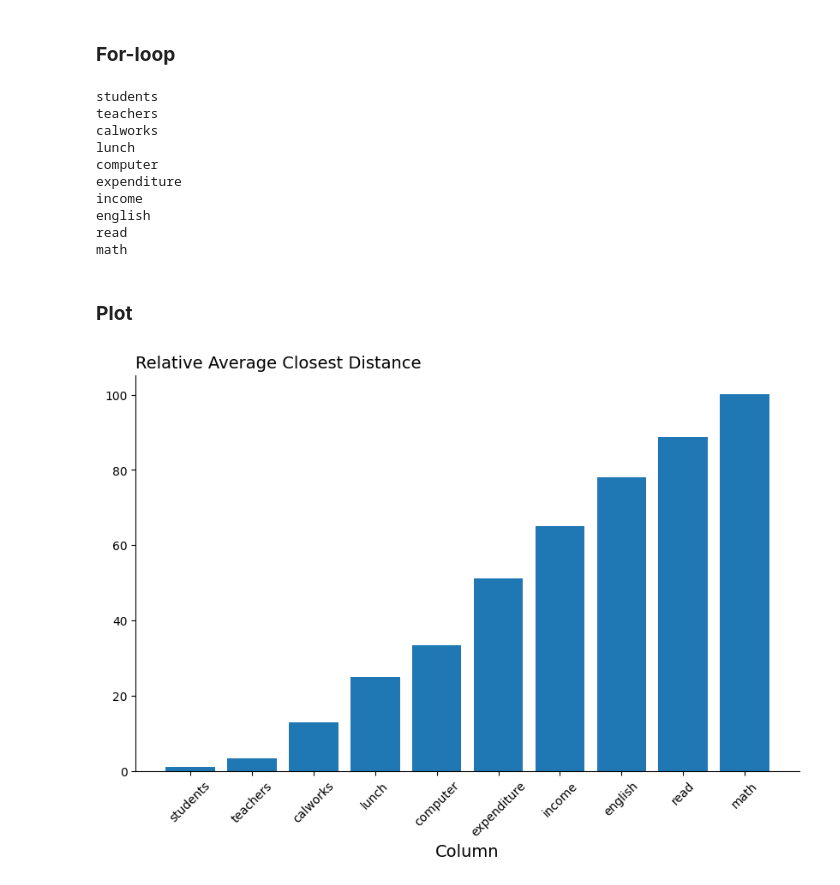
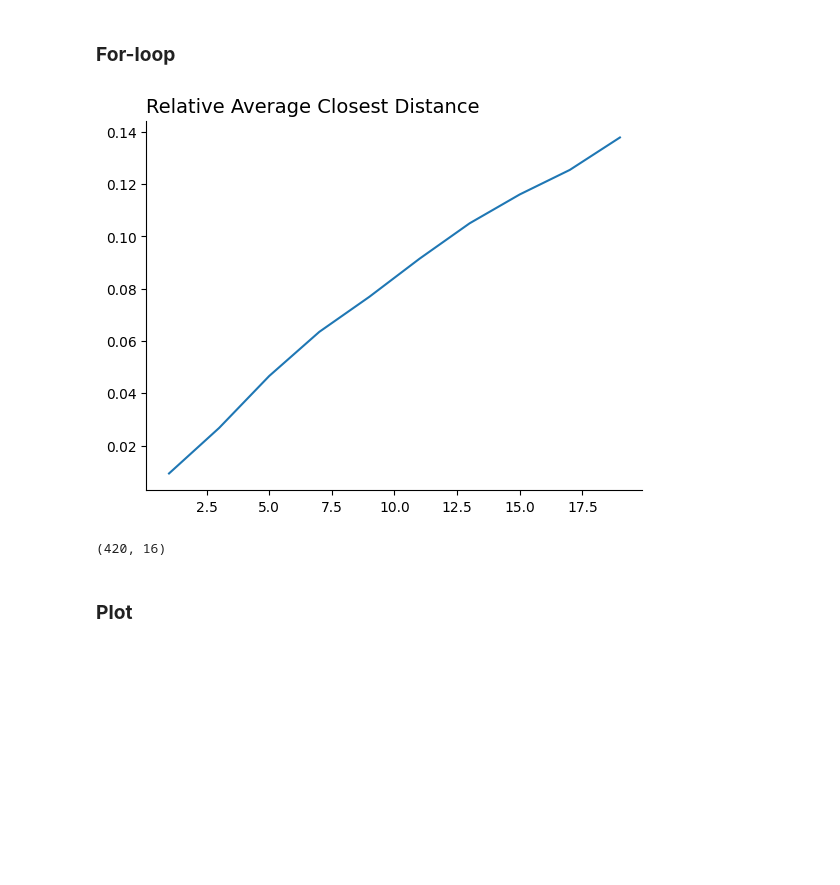
Before and after one commit to pharringtonp19/business-analytics, a Jupyter notebook: notebooks/regression/curse_of_dimensionality.ipynb, the cells around one changed output. Drawn from its saved outputs; the diff is of its cells as text; code cells hidden in the pictures; blank space fills up the shorter version.

```diff
--- a/notebooks/regression/curse_of_dimensionality.ipynb
+++ b/notebooks/regression/curse_of_dimensionality.ipynb
@@ -36,7 +38,7 @@ df.head()
 # %% [markdown]
 ### **Functions**
 # %%
-def closest_distance(matrix, i):
+def closest_distance(matrix, i, k):
     # Calculate the difference between each row in the matrix and the target row (excluding itself)
     differences = matrix - matrix[i]
 
@@ -46,48 +48,43 @@ def closest_distance(matrix, i):
     # Set the distance of the selected row to infinity to exclude it
     distances = distances.at[i].set(jnp.inf)
 
-    # Find the minimum distance
-    min_distance = jnp.min(distances)
+    # Sort distances and select the k-th closest distance (adjusting for 0-based index)
+    kth_distance = jnp.sort(distances)[k - 1]
 
-    return min_distance
+    return kth_distance
 
-def avg_closest_distance(matrix):
+def avg_closest_distance(matrix, k):
   ids = jnp.arange(0, matrix.shape[0])
-  distance = jax.vmap(partial(closest_distance, matrix))(ids)
+  distance = jax.vmap(partial(closest_distance, matrix, k=k))(ids)
   return jnp.mean(distance)
 # %% [markdown]
 ### **For-loop**
 # %%
 continuous_df = df.loc[:, 'students':'math']
+#continuous_df = (continuous_df - continuous_df.min()) / (continuous_df.max() - continuous_df.min())
 continuous_df = (continuous_df - continuous_df.mean()) / continuous_df.std()
-results = []
-for column in continuous_df.columns:
-  print(column)
-  matrix = jnp.array(continuous_df.loc[:, 'students':column].values)
-  ans = avg_closest_distance(matrix)
-  results.append(ans)
+Results = {}
+rs = range(1, 20, 2)
+for i in tqdm(rs):
+  results = []
+  for column in continuous_df.columns:
+    matrix = jnp.array(continuous_df.loc[:, 'students':column].values)
+    ans = avg_closest_distance(matrix, i)
+    results.append(ans)
+  Results[i] = results
-# %% [output]
-students
-teachers
-calworks
-lunch
-computer
-expenditure
-income
-english
-read
-math
+# %%
+y_values = [i[0] for i in list(Results.values())]
+plt.plot(list(rs), y_values)
+plt.title('Relative Average Closest Distance', loc='left', size=14)
+ax = plt.gca()
+ax.spines['right'].set_visible(False)
+ax.spines['top'].set_visible(False)
+plt.show()
+# %% [output]
+[figure, added]
+# %%
+df.shape
+# %% [output]
+(420, 16)
 # %% [markdown]
 ### **Plot**
-# %%
-plt.figure(figsize=(10, 6))
-plt.bar(continuous_df.columns, np.array(results)/results[0])
-plt.xlabel('Column', size=14)
-plt.title('Relative Average Closest Distance', loc='left', size=14)
-plt.xticks(rotation=45)
-ax = plt.gca()
-ax.spines['right'].set_visible(False)
-ax.spines['top'].set_visible(False)
-plt.show()
-# %% [output]
-[figure, removed]
```
Also changed, not shown: parts of 4 cells of this notebook.
